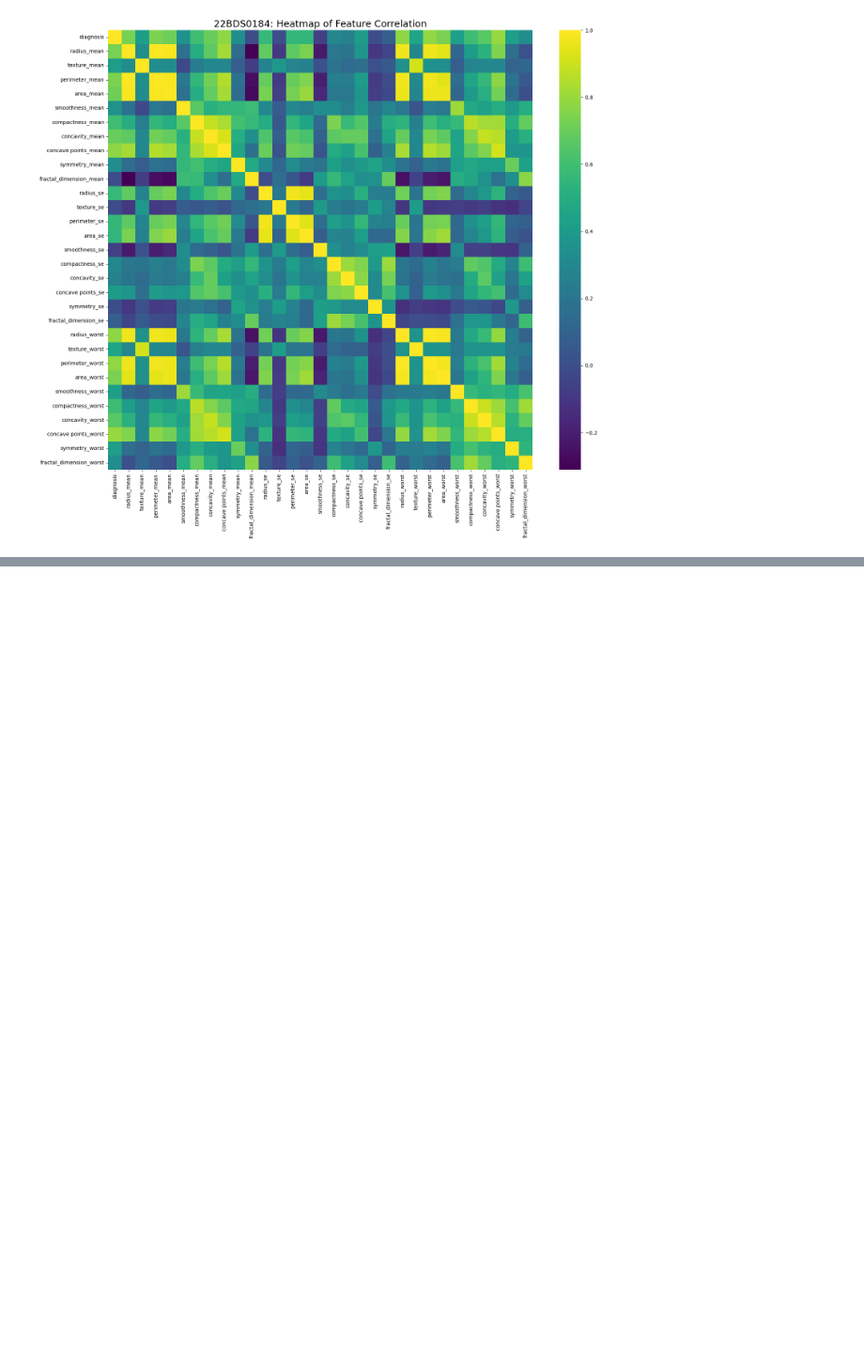
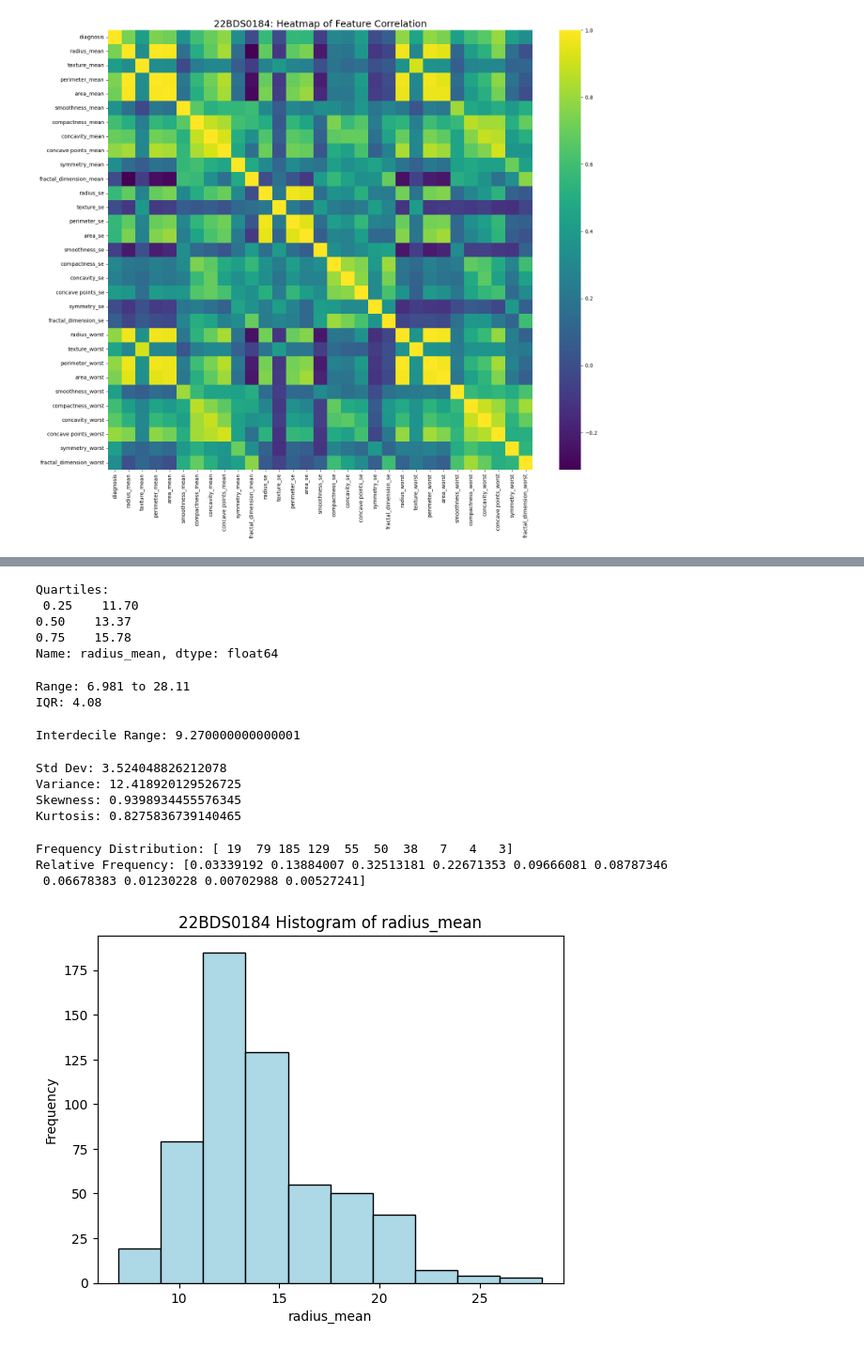
Before and after one commit to Vishall1221/EDA_Project_22BDS0184, a Jupyter notebook: Phase_1/22BDS0184.ipynb, the cells around one changed output, grey strips where cells are left out. Shown at 94% size. Drawn from its saved outputs; the diff is of its cells as text; code cells hidden in the pictures; blank space fills up the shorter version.

```diff
--- a/Phase_1/22BDS0184.ipynb
+++ b/Phase_1/22BDS0184.ipynb
@@ -449,0 +512,3 @@ Text(0.5, 1.0, '22BDS0184: Heatmap of Feature Correlation')
+# %%
+# Choose one variable for 1D analysis
+x = df['radius_mean']
@@ -449,0 +544,51 @@ Text(0.5, 1.0, '22BDS0184: Heatmap of Feature Correlation')
+# %%
+# Quartiles
+print("\nQuartiles:\n", x.quantile([0.25,0.5,0.75]))
+# %% [output]
+Quartiles:
+ 0.25    11.70
+0.50    13.37
+0.75    15.78
+Name: radius_mean, dtype: float64
+# %%
+# Measures of Dispersion
+print("\nRange:", x.min(), "to", x.max())
+print("IQR:", x.quantile(0.75)-x.quantile(0.25))
+# %% [output]
+Range: 6.981 to 28.11
+IQR: 4.08
+# %%
+dec_10_90 = x.quantile([0.1,0.9])
+print("Interdecile Range:", dec_10_90.loc[0.9]-dec_10_90.loc[0.1])
+# %% [output]
+Interdecile Range: 9.270000000000001
+# %%
+print("Std Dev:", x.std())
+print("Variance:", x.var())
+print("Skewness:", skew(x))
+print("Kurtosis:", kurtosis(x))
+# %% [output]
+Std Dev: 3.524048826212078
+Variance: 12.418920129526725
+Skewness: 0.9398934455576345
+Kurtosis: 0.8275836739140465
+# %%
+# Frequency Distribution
+
+bins = 10
+freq, edges = np.histogram(x, bins=bins)
+print("\nFrequency Distribution:", freq)
+print("Relative Frequency:", freq/len(x))
+# %% [output]
+Frequency Distribution: [ 19  79 185 129  55  50  38   7   4   3]
+Relative Frequency: [0.03339192 0.13884007 0.32513181 0.22671353 0.09666081 0.08787346
+ 0.06678383 0.01230228 0.00702988 0.00527241]
+# %%
+# Histogram
+plt.hist(x, bins=10, color='lightblue', edgecolor='black')
+plt.title("22BDS0184 Histogram of radius_mean")
+plt.xlabel("radius_mean")
+plt.ylabel("Frequency")
+plt.show()
+# %% [output]
+[figure, added]
```
Also changed, not shown: parts of 50 cells of this notebook.
